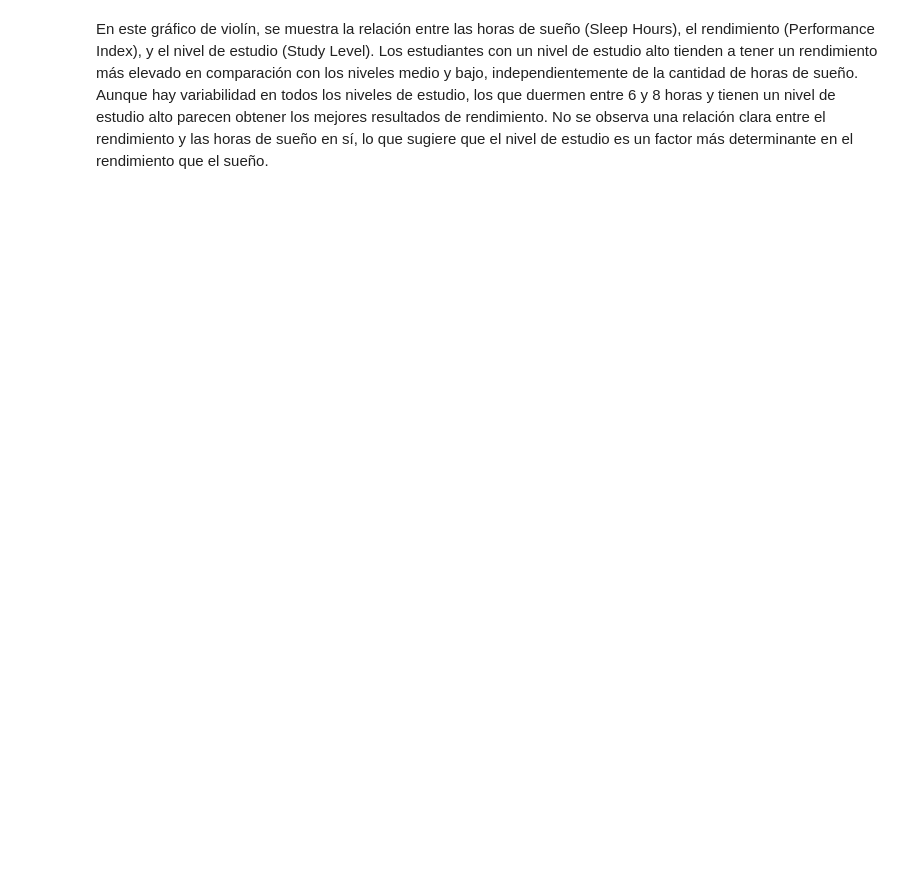
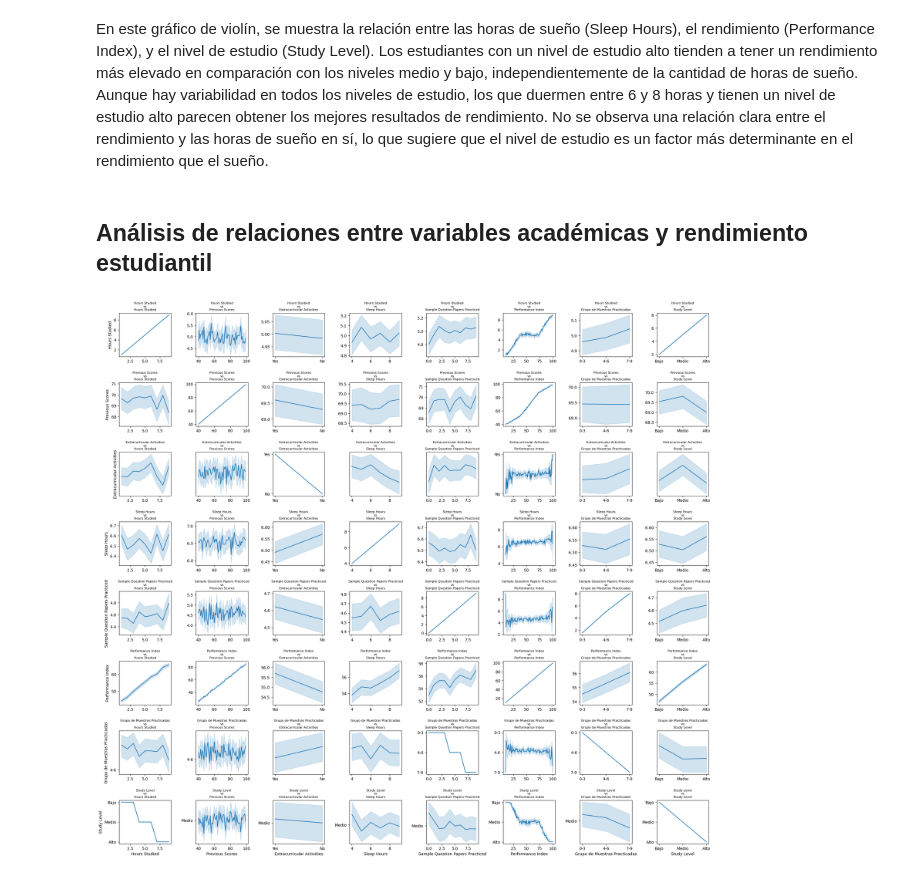
Before and after one commit to ingjfnf/PROJECT_GRUPO_28, a Jupyter notebook: ANALISIS_EXPLOTARIO/EDA.ipynb, the cells around one changed output. Cells and saved outputs as stored; diff of their text form; code cells hidden in the pictures; blank space fills up the shorter version.

```diff
--- a/ANALISIS_EXPLOTARIO/EDA.ipynb
+++ b/ANALISIS_EXPLOTARIO/EDA.ipynb
@@ -138,3 +138,31 @@ plt.show()
 [figure]
 # %% [markdown]
 En este gráfico de violín, se muestra la relación entre las horas de sueño (Sleep Hours), el rendimiento (Performance Index), y el nivel de estudio (Study Level). Los estudiantes con un nivel de estudio alto tienden a tener un rendimiento más elevado en comparación con los niveles medio y bajo, independientemente de la cantidad de horas de sueño. Aunque hay variabilidad en todos los niveles de estudio, los que duermen entre 6 y 8 horas y tienen un nivel de estudio alto parecen obtener los mejores resultados de rendimiento. No se observa una relación clara entre el rendimiento y las horas de sueño en sí, lo que sugiere que el nivel de estudio es un factor más determinante en el rendimiento que el sueño.
+# %% [markdown]
+## Análisis de relaciones entre variables académicas y rendimiento estudiantil
+# %%
+rows, cols = df.shape[1], df.shape[1]  # Definimos las dimensiones del grid para los subplots
+fig, axes = plt.subplots(rows, cols, figsize=(22, 20))
+
+#Iteramos las columnas
+for ind_x, column_x in enumerate(df.columns):
+    for ind_y, column_y in enumerate(df.columns):
+        sns.lineplot(x=df[column_y], y=df[column_x], ax=axes[ind_x, ind_y])
+
+        axes[ind_x, ind_y].set_title(f'{column_x}\nvs\n{column_y}', fontsize=8)
+
+        if ind_x == df.shape[1] - 1:
+            axes[ind_x, ind_y].set_xlabel(column_y)
+        else:
+            axes[ind_x, ind_y].set_xlabel('')
+
+        if ind_y == 0:
+            axes[ind_x, ind_y].set_ylabel(column_x)
+        else:
+            axes[ind_x, ind_y].set_ylabel('')
+
+# Ajustamos el espacio entre subplots
+plt.tight_layout(pad=2.0, h_pad=2.0, w_pad=2.0)
+plt.show()
+# %% [output]
+[figure, added]
```
Also changed, not shown: parts of 10 cells of this notebook.
